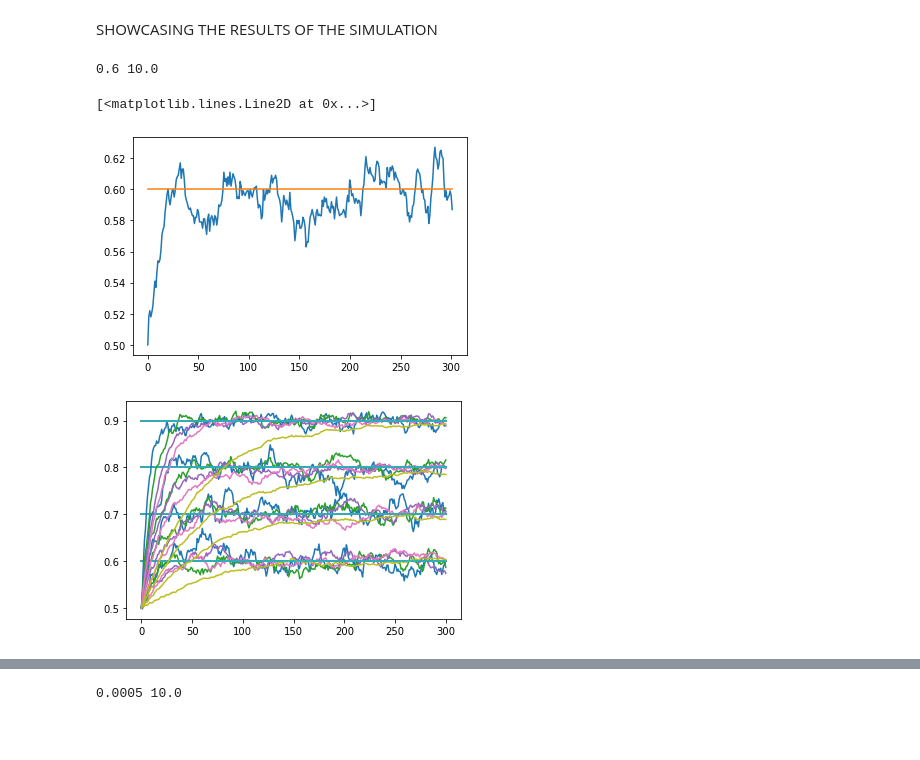
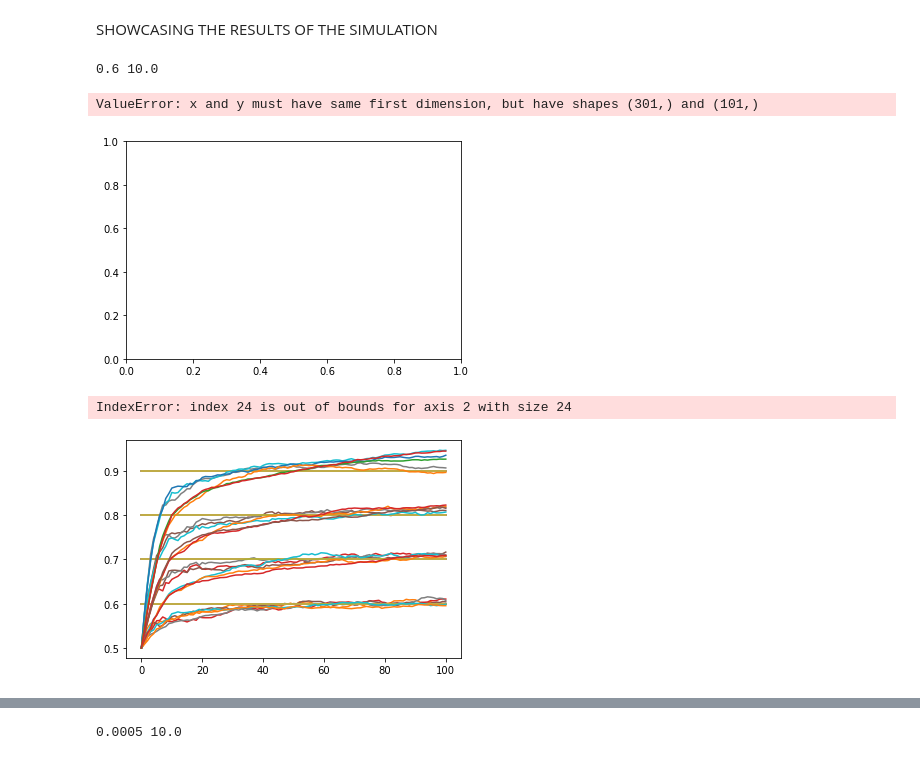
Before and after one commit to mrpogge/Urnings_project, a Jupyter notebook: main/urning_limits.ipynb, the cells around one changed output, grey strips where cells are left out. Saved outputs shown, nothing was run; the diff lists cells and outputs as text; code cells hidden in the pictures; blank space fills up the shorter version.

Commit message:
adaptive_urn_size_algos

```diff
--- a/main/urning_limits.ipynb
+++ b/main/urning_limits.ipynb
@@ -242,7 +247,7 @@ urnings_array = np.zeros((n_player, n_sim + 1, 20))
 
 counter = 0
 # %%
-urnings_limit_sim = np.load("urnings_array_limit.npy")
+urnings_limit_sim = np.load("urnings_array_aurnsize_adaptive.npy")
 # %%
 player_urn_sizes = [6, 10, 14, 18, 50]
 true_value = [0.6, 0.7, 0.8, 0.9]
@@ -264,24 +269,29 @@ print(true_value, player_urn_size)
 
 n_player = 5000
 
-col_means = np.mean(urnings_matrix, axis = 0) / player_urn_size
-
+col_means = np.mean(urnings_matrix, axis = 0)
 x = np.linspace(0, 301, 301)
 
 plt.plot(x,col_means)
 plt.plot(x, np.repeat(true_value, len(col_means)))
 # %% [output]
 0.6 10.0
-[<matplotlib.lines.Line2D at 0x...>]
+ValueError: x and y must have same first dimension, but have shapes (301,) and (101,)
-[figure, old version]
+[figure, new version]
 # %%
-for ctr in range(len(settings[:,0])):
+for ctr in range(25):
     urnings_matrix = urnings_limit_sim[:,:,ctr]
-    true_value, player_urn_size = settings[ctr,:]
-    col_means = np.mean(urnings_matrix, axis = 0) / player_urn_size
+    col_means = np.mean(urnings_matrix, axis = 0)
 
+    if ctr < 20:
+        true_value, player_urn_size = settings[ctr,:]
+        plt.plot(np.repeat(true_value, len(col_means)))
     plt.plot(col_means)
-    plt.plot(np.repeat(true_value, len(col_means)))
+
+
+
+urnings_matrix.shape[1]
 # %% [output]
+IndexError: index 24 is out of bounds for axis 2 with size 24
-[figure, old version]
+[figure, new version]
 # %%
```
Also changed, not shown: parts of 14 cells of this notebook, 13 other files.
